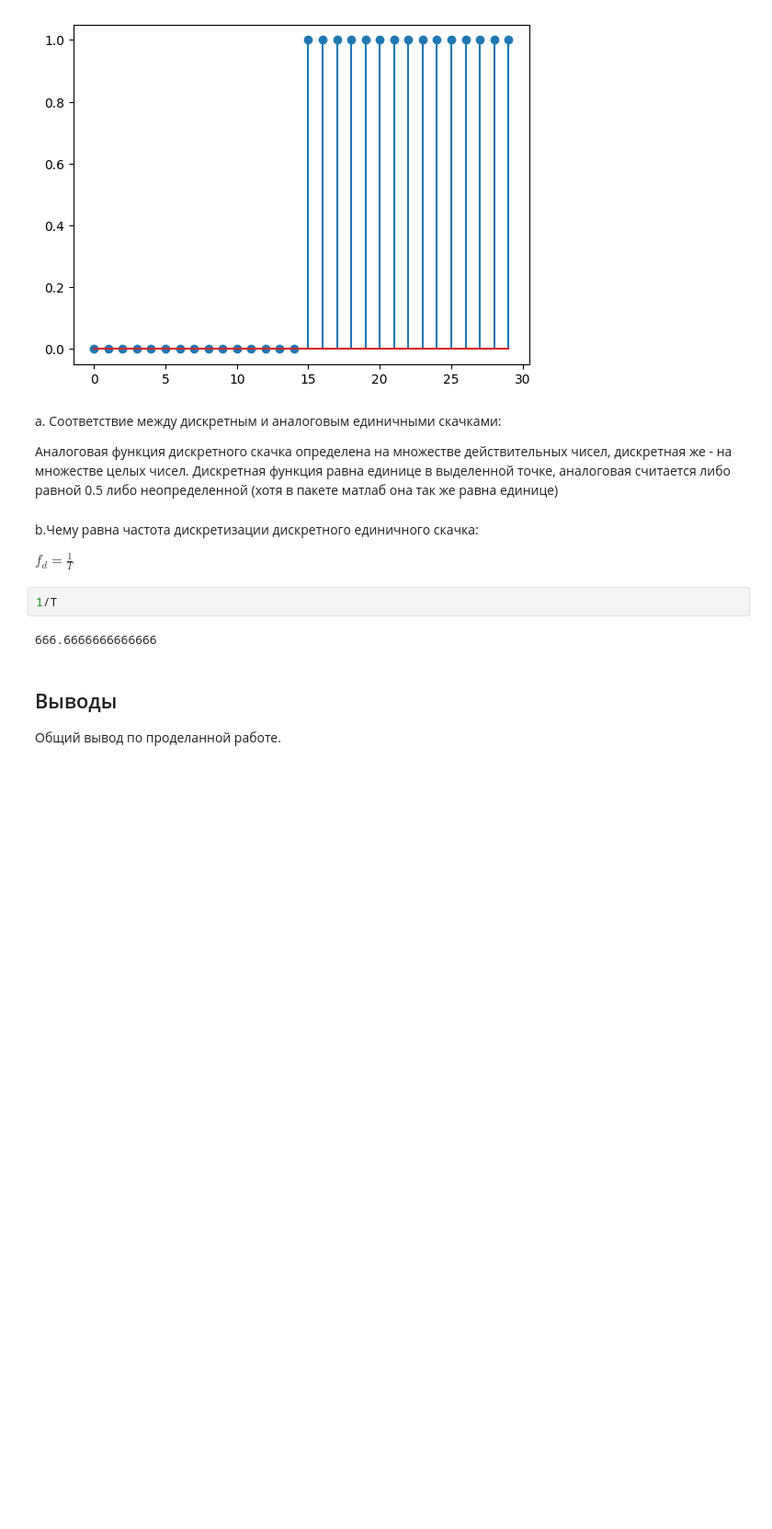
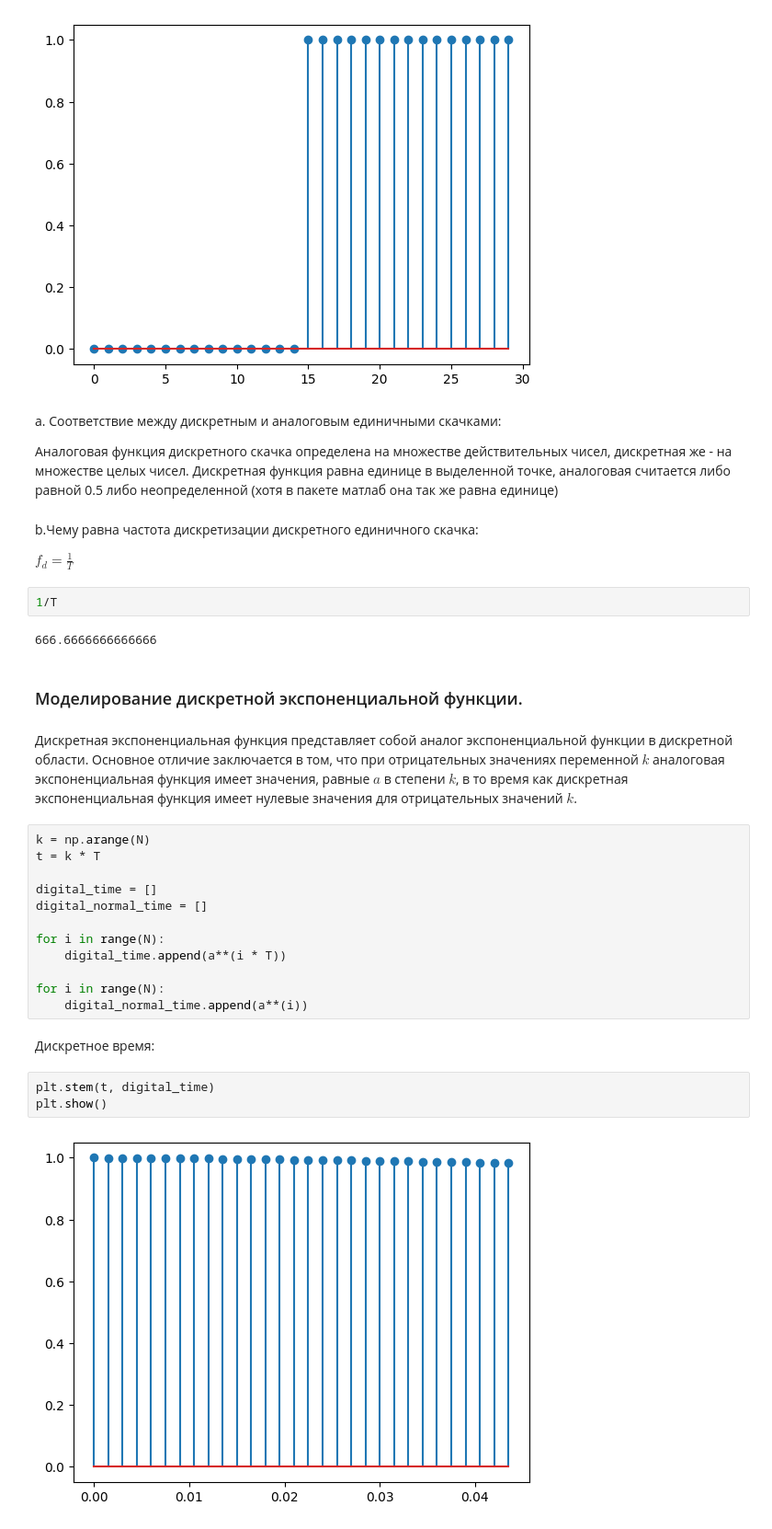
Before and after one commit to HippoMaru/DSP, a Jupyter notebook: task1.ipynb, the cells around one changed output. Shown at 92% size. Saved outputs shown, nothing was run; the diff lists cells and outputs as text; blank space fills up the shorter version.

```diff
--- a/task1.ipynb
+++ b/task1.ipynb
@@ -105,7 +117,26 @@ $f_d = \frac{1}{T}$
 1/T
 # %% [output]
 666.6666666666666
-# %% [markdown]
-## Выводы
-
-Общий вывод по проделанной работе.
+# %% [markdown]
+### Моделирование дискретной экспоненциальной функции.
+# %% [markdown]
+Дискретная экспоненциальная функция представляет собой аналог экспоненциальной функции в дискретной области. Основное отличие заключается в том, что при отрицательных значениях переменной $k$ аналоговая экспоненциальная функция имеет значения, равные $a$ в степени $k$, в то время как дискретная экспоненциальная функция имеет нулевые значения для отрицательных значений $k$.
+# %%
+k = np.arange(N)
+t = k * T
+
+digital_time = []
+digital_normal_time = []
+
+for i in range(N):
+    digital_time.append(a**(i * T))
+
+for i in range(N):
+    digital_normal_time.append(a**(i))
+# %% [markdown]
+Дискретное время:
+# %%
+plt.stem(t, digital_time)
+plt.show()
+# %% [output]
+[figure, added]
```
Also changed, not shown: parts of 27 cells of this notebook.
